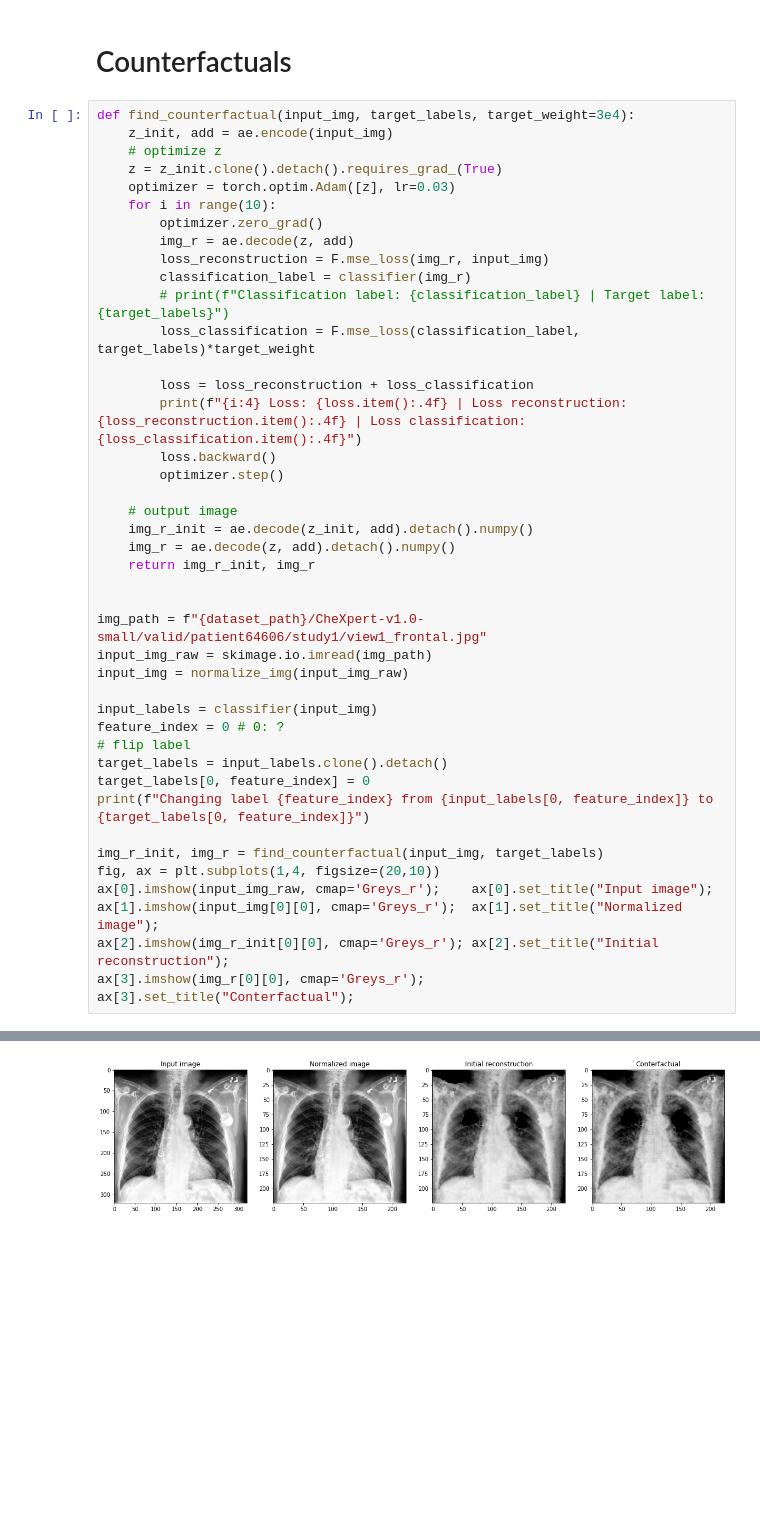
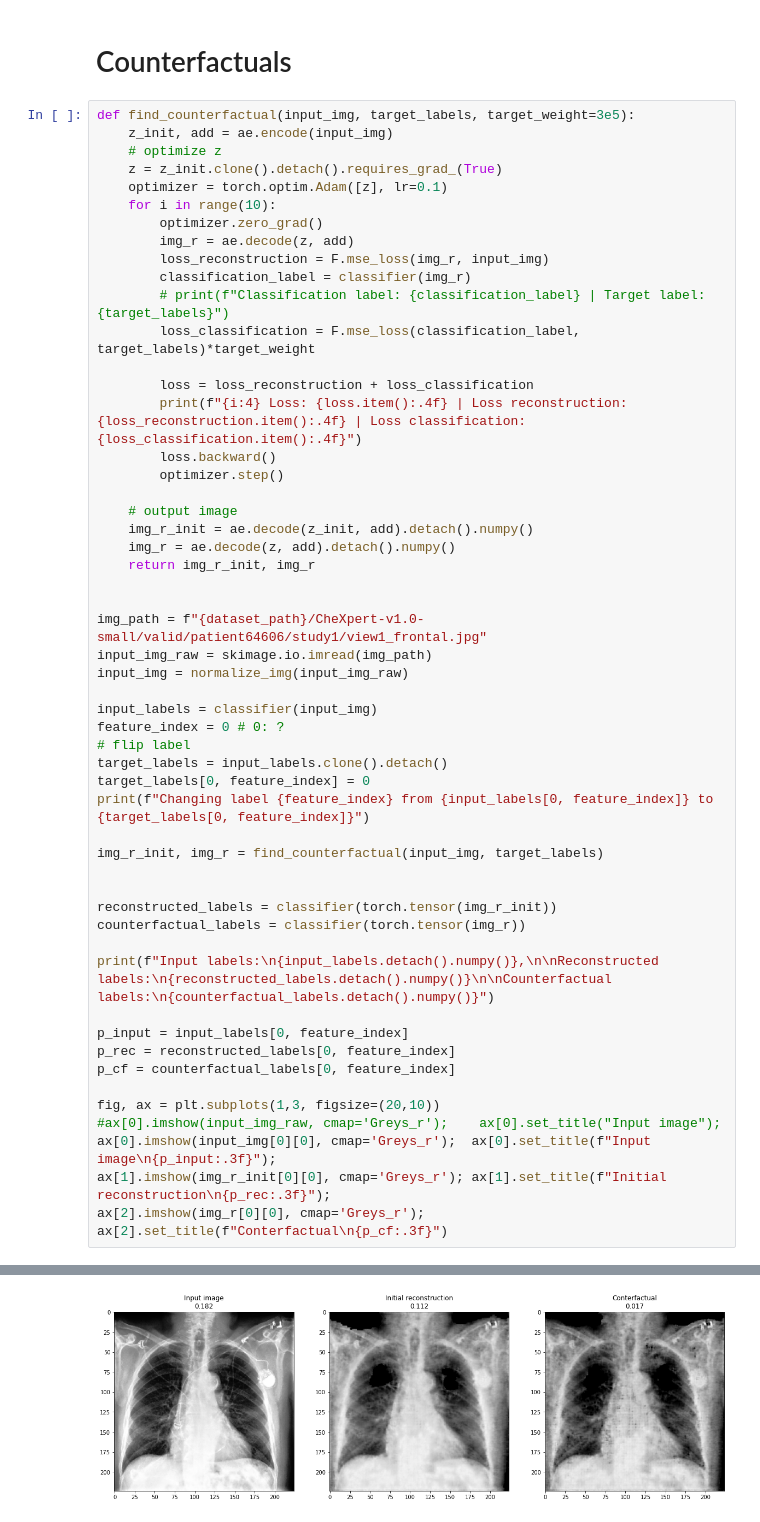
Before and after one commit to florianjuengermann/local-counterfactuals, a Jupyter notebook: XRV_Autoencoder.ipynb, the cells around one changed output, grey strips where cells are left out. Cells and saved outputs as stored; diff of their text form; blank space fills up the shorter version.

```diff
--- a/XRV_Autoencoder.ipynb
+++ b/XRV_Autoencoder.ipynb
@@ -391,11 +391,11 @@ loss: 1.3769657611846924
 # %% [markdown]
 # Counterfactuals
 # %%
-def find_counterfactual(input_img, target_labels, target_weight=3e4):
+def find_counterfactual(input_img, target_labels, target_weight=3e5):
     z_init, add = ae.encode(input_img)
     # optimize z
     z = z_init.clone().detach().requires_grad_(True)
-    optimizer = torch.optim.Adam([z], lr=0.03)
+    optimizer = torch.optim.Adam([z], lr=0.1)
     for i in range(10):
         optimizer.zero_grad()
         img_r = ae.decode(z, add)
@@ -427,11 +427,22 @@ target_labels[0, feature_index] = 0
 print(f"Changing label {feature_index} from {input_labels[0, feature_index]} to {target_labels[0, feature_index]}")
 
 img_r_init, img_r = find_counterfactual(input_img, target_labels)
-fig, ax = plt.subplots(1,4, figsize=(20,10))
-ax[0].imshow(input_img_raw, cmap='Greys_r');    ax[0].set_title("Input image");
-ax[1].imshow(input_img[0][0], cmap='Greys_r');  ax[1].set_title("Normalized image");
-ax[2].imshow(img_r_init[0][0], cmap='Greys_r'); ax[2].set_title("Initial reconstruction");
-ax[3].imshow(img_r[0][0], cmap='Greys_r');      ax[3].set_title("Conterfactual");
+
+
+reconstructed_labels = classifier(torch.tensor(img_r_init))
+counterfactual_labels = classifier(torch.tensor(img_r))
+
+print(f"Input labels:\n{input_labels.detach().numpy()},\n\nReconstructed labels:\n{reconstructed_labels.detach().numpy()}\n\nCounterfactual labels:\n{counterfactual_labels.detach().numpy()}")
+
+p_input = input_labels[0, feature_index]
+p_rec = reconstructed_labels[0, feature_index]
+p_cf = counterfactual_labels[0, feature_index]
+
+fig, ax = plt.subplots(1,3, figsize=(20,10))
+#ax[0].imshow(input_img_raw, cmap='Greys_r');    ax[0].set_title("Input image");
+ax[0].imshow(input_img[0][0], cmap='Greys_r');  ax[0].set_title(f"Input image\n{p_input:.3f}");
+ax[1].imshow(img_r_init[0][0], cmap='Greys_r'); ax[1].set_title(f"Initial reconstruction\n{p_rec:.3f}");
+ax[2].imshow(img_r[0][0], cmap='Greys_r');      ax[2].set_title(f"Conterfactual\n{p_cf:.3f}")
 # %% [output]
 Setting XRayResizer engine to cv2 could increase performance.
 Changing label 0 from 0.18164600431919098 to 0.0
@@ -448 +468 @@ Changing label 0 from 0.18164600431919098 to 0.0
-[figure, old version]
+[figure, new version]
```
Also changed, not shown: parts of 2 cells of this notebook.
